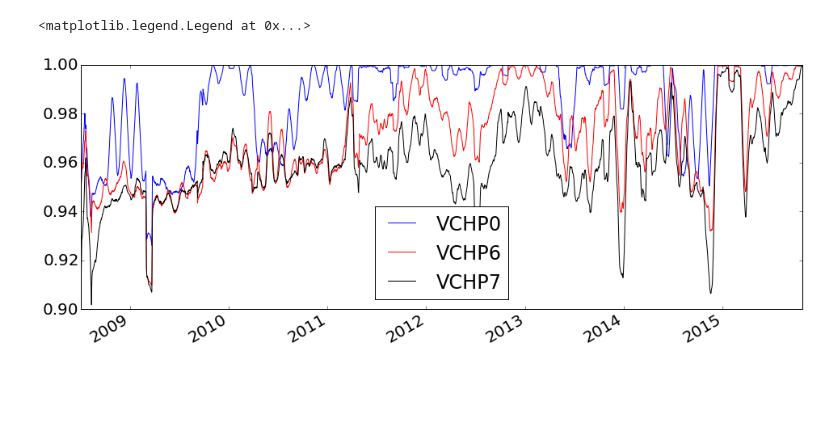
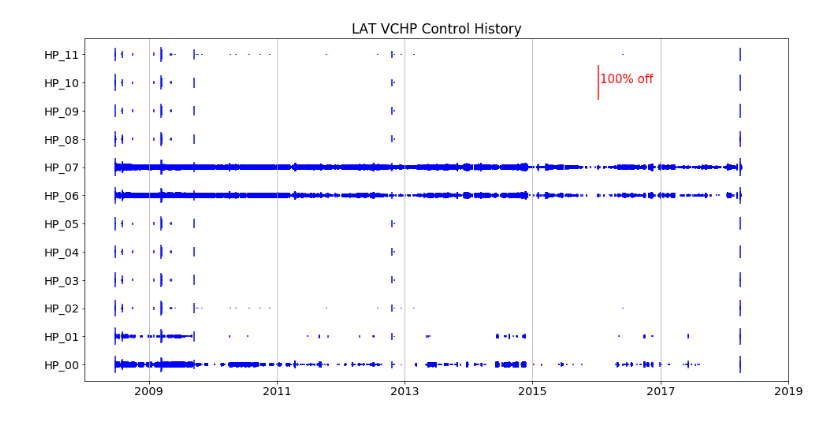
Before and after one commit to rac101/LATmetrics, a Jupyter notebook: LTC.ipynb, the cells around one changed output. Cells and saved outputs as stored; diff of their text form; code cells hidden in the pictures; blank space fills up the shorter version.

```diff
--- a/LTC.ipynb
+++ b/LTC.ipynb
@@ -1,8 +1,6 @@
 # %%
 import numpy as np
-#import matplotlib.pyplot as plt
+import matplotlib.pyplot as plt
 import pandas as pd
-import datetime as dt
-%pylab inline
-plt.rc('figure', figsize = [16, 6])
+%matplotlib inline
 plt.rc('font', size = 20)
@@ -11,5 +7,5 @@ Populating the interactive namespace from numpy and matplotlib
 # %%
-# read irregular ASCII tabular file of history of VCHP control
-htrfile = "/Users/rc/Documents/GLAST/ISOC/LATmetrics/LTC/htr.history"
-df = pd.read_csv(htrfile, parse_dates=[1], delimiter="\t",header=None)
-(ymd,tot0,off0,tot6,off6,tot7,off7) = (df[0],df[2],df[3],df[5],df[6],df[8],df[9])
+# read ASCII file of history of LAT LTC VCHP control
+
+htrfile = "/Users/rac/Documents/GLAST/ISOC/LATmetrics/LTC/htr.scatter"
+f = pd.read_csv(htrfile, parse_dates=[1], delimiter=" ",header=None)
@@ -47,16 +12,39 @@ fx = [dt.datetime.strptime(d,'%Y-%m-%d').date() for d in ymd]
-# %%
-import matplotlib.dates as mdates
-
-#plt.gca().xaxis.set_major_formatter(mdates.DateFormatter('%Y'))
-#plt.gca().xaxis.set_major_locator(mdates.DayLocator())
-plt.plot(fx,VCHP0,'-b',label='VCHP0')
-plt.plot(fx,VCHP6,'-r',label='VCHP6')
-plt.plot(fx,VCHP7,'-k',label='VCHP7')
-plt.ylim(0.9,1.0)
-#plt.text(0.5,0.5,'VHCP0',color='b',xycoords=u'axes fraction')
-#plt.xlim(8.0,16.0)
-plt.gcf().autofmt_xdate()
-plt.legend(loc='lower center')
-# %% [output]
-<matplotlib.legend.Legend at 0x...>
-[figure, removed]
+# %%
+dateh = f[0]
+htr = f[1]
+val = f[2]
+dates = [pd.to_datetime(d) for d in dateh]
+#plt.figure(figsize=(16,6))
+fig, ax = plt.subplots(figsize = [16,8])
+
+ax = plt.gca() # get the current axes
+
+datemin = pd.to_datetime('2008-01-01')
+datemax = pd.to_datetime('2019-01-01')
+plt.xlim(datemin,datemax)
+plt.scatter(dates, htr, s = val*1000, c = 'b',marker="|")
+plt.title('LAT VCHP Control History',size=17)
+#show scale
+datehsc = ['2016-01-10']
+datesc = [pd.to_datetime(d) for d in datehsc]
+htrsc = ['HP_10']
+valsc = [2000.0]
+plt.scatter(datesc, htrsc, s = valsc, c = 'r',marker="|")
+datehtxt = '2016-01-21'
+datetxt = pd.to_datetime(datehtxt)
+htrtxt = 'HP_10'
+plt.text(datetxt, htrtxt, '100% off', color = 'r',size=15)
+
+xax = ax.get_xaxis() # get the x-axis
+adf = xax.get_major_formatter() # the auto-formatter
+plt.setp( ax.xaxis.get_majorticklabels(), rotation=0,fontsize='x-large' )
+plt.setp( ax.yaxis.get_majorticklabels(), rotation=0,fontsize='x-large' )
+
+adf.scaled[1./24] = '%H:%M:%S'  # set the < 1day x-axis scale to H:M
+adf.scaled[1.0] = '%Y-%m-%d' # set the > 1day < 1m x-axis scale to Y-m-d
+adf.scaled[30.] = '%Y-%m-%d' # set the > 1month < 1Y x-axis scale to Y-m
+adf.scaled[365.] = '%Y' # set the > 1year x-axis scale to Y
+plt.grid(axis='x')
+plt.draw()
+# %% [output]
+[figure, added]
```
Also changed, not shown: parts of 6 cells of this notebook, 2 other files.
